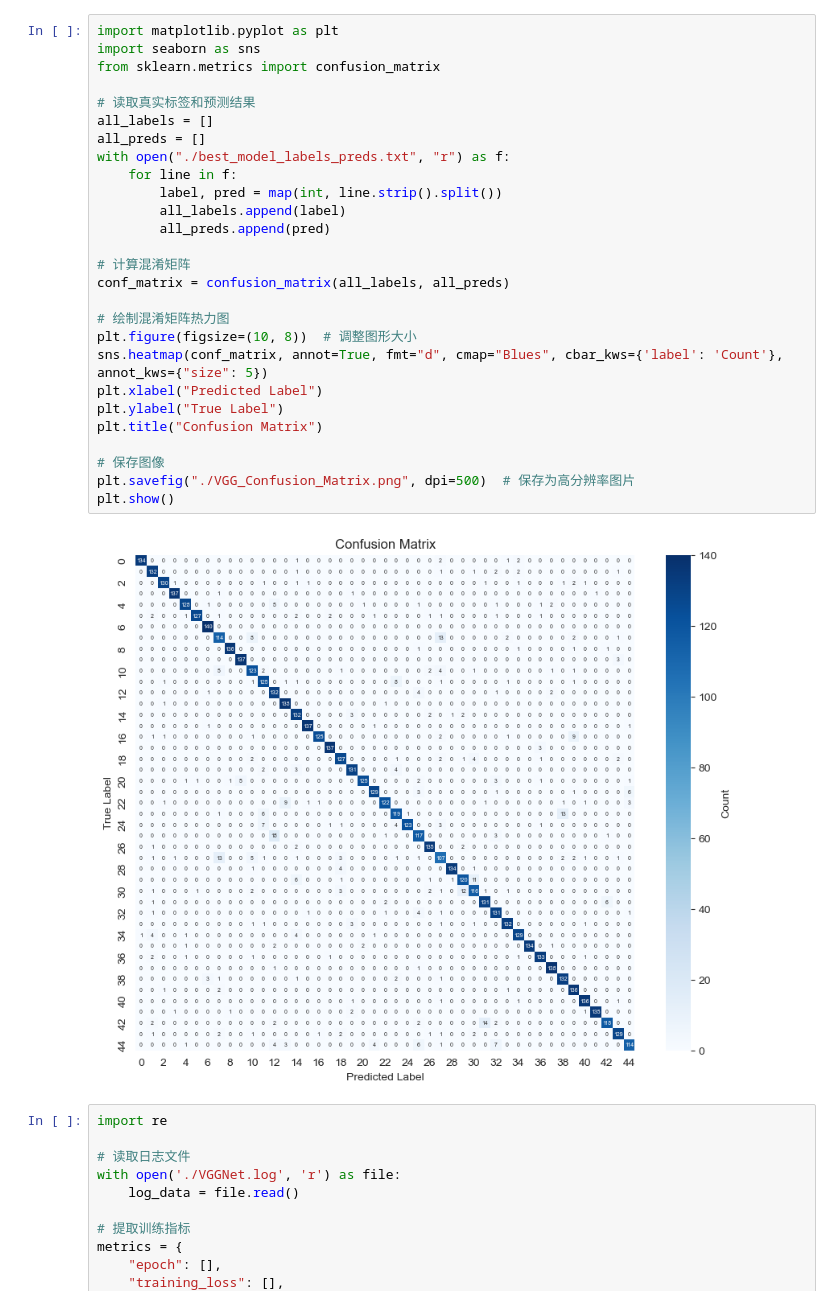
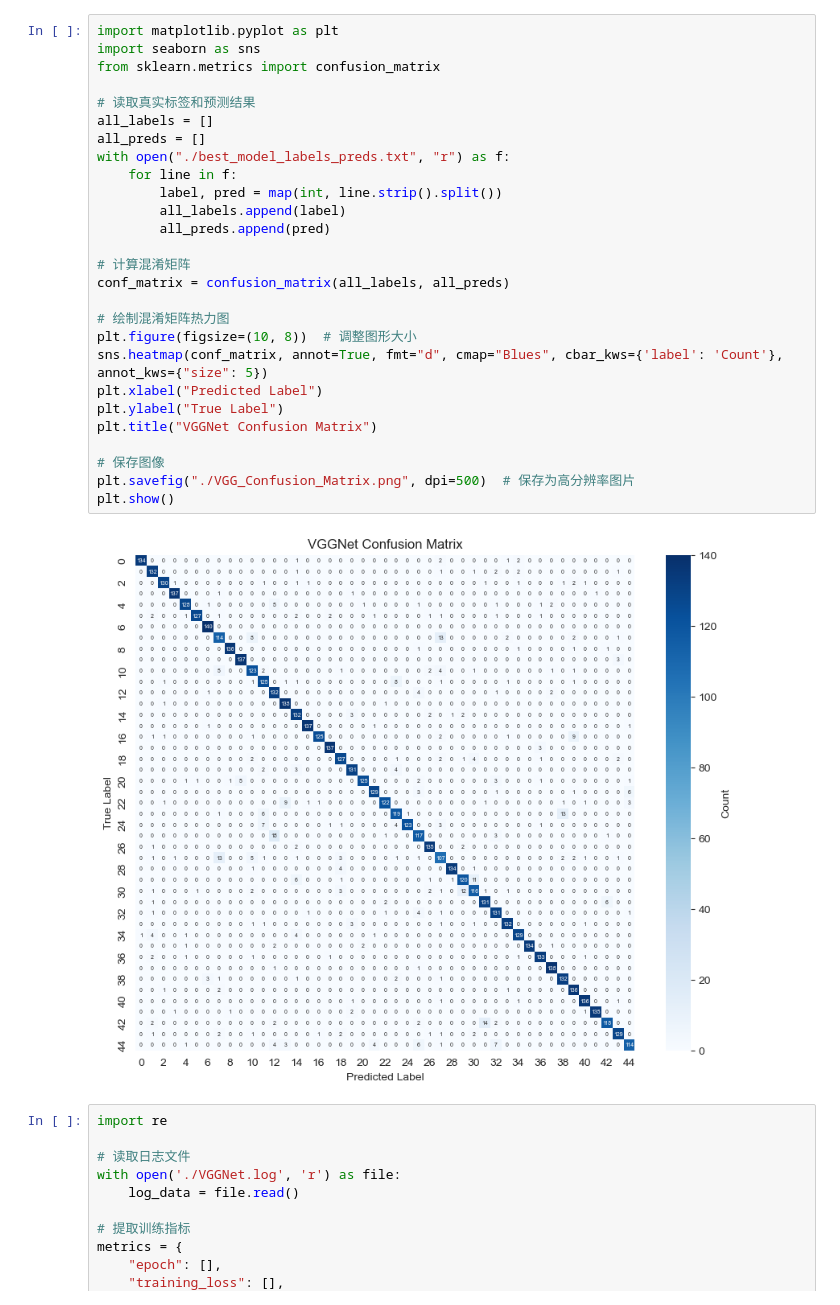
Before and after one commit to JackieLin2004/Intelligent-RS, a Jupyter notebook: VGGNet/draw_indicators.ipynb, the cells around one changed output. Drawn from its saved outputs; the diff is of its cells as text.

```diff
--- a/VGGNet/draw_indicators.ipynb
+++ b/VGGNet/draw_indicators.ipynb
@@ -1,32 +1,32 @@
 # %%
 import matplotlib.pyplot as plt
 import seaborn as sns
 from sklearn.metrics import confusion_matrix
 
 # 读取真实标签和预测结果
 all_labels = []
 all_preds = []
 with open("./best_model_labels_preds.txt", "r") as f:
     for line in f:
         label, pred = map(int, line.strip().split())
         all_labels.append(label)
         all_preds.append(pred)
 
 # 计算混淆矩阵
 conf_matrix = confusion_matrix(all_labels, all_preds)
 
 # 绘制混淆矩阵热力图
 plt.figure(figsize=(10, 8))  # 调整图形大小
 sns.heatmap(conf_matrix, annot=True, fmt="d", cmap="Blues", cbar_kws={'label': 'Count'}, annot_kws={"size": 5})
 plt.xlabel("Predicted Label")
 plt.ylabel("True Label")
-plt.title("Confusion Matrix")
+plt.title("VGGNet Confusion Matrix")
 
 # 保存图像
 plt.savefig("./VGG_Confusion_Matrix.png", dpi=500)  # 保存为高分辨率图片
 plt.show()
 # %% [output]
-[figure, old version]
+[figure, new version]
 # %%
 import re
 
```
Also changed, not shown: 4 other files.
